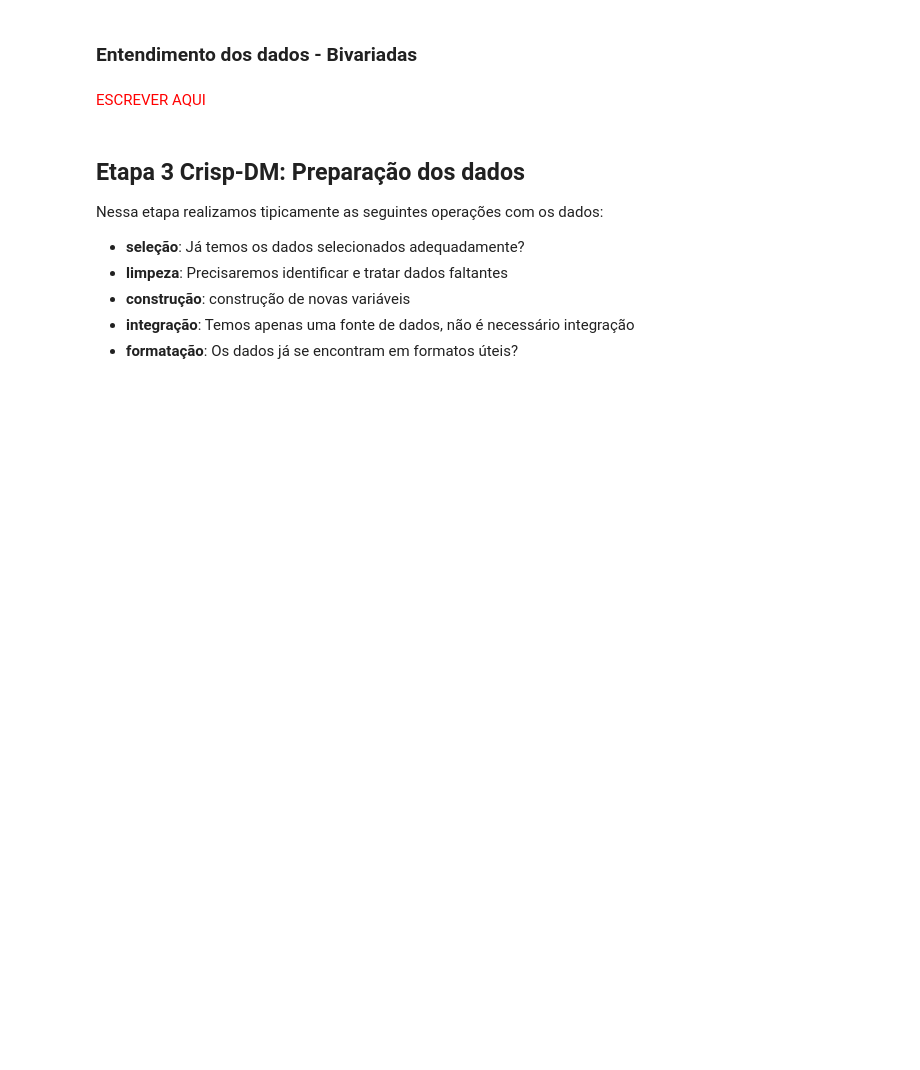
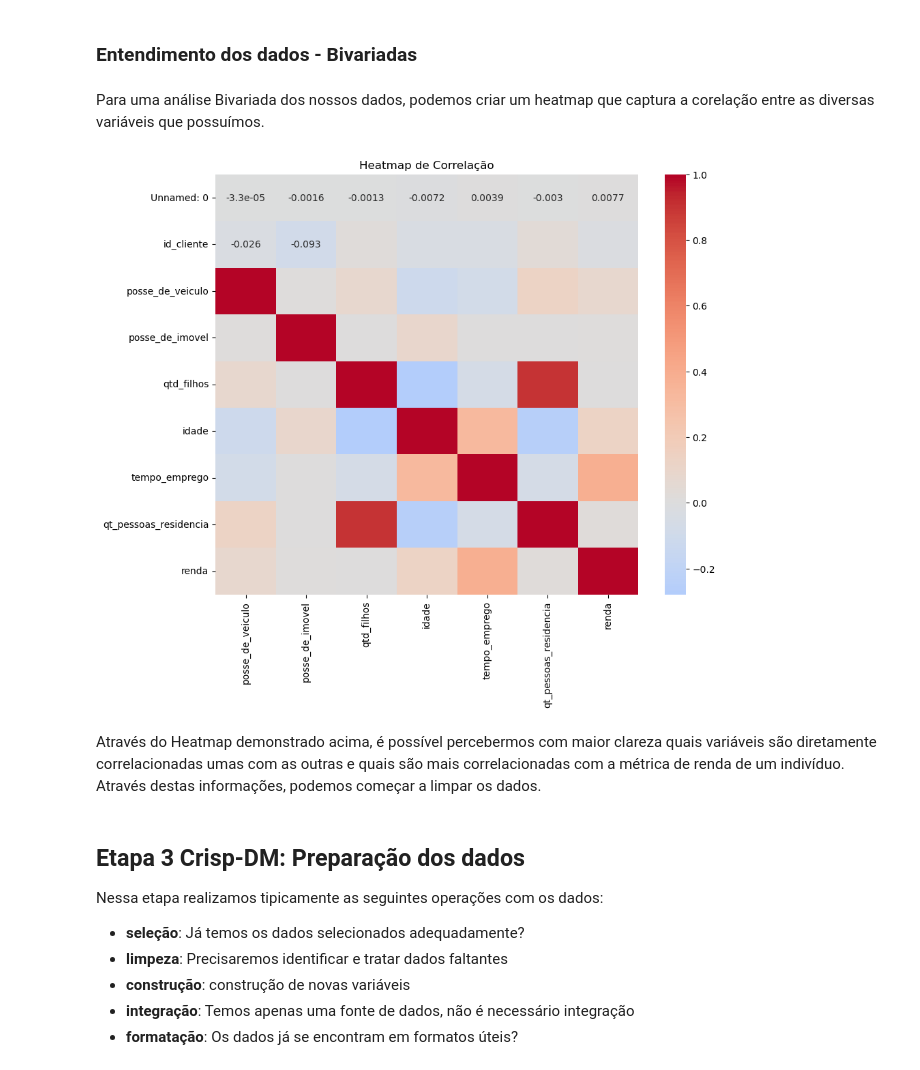
Before and after one commit to PedroHang/Income-Prediction-Model-Project, a Jupyter notebook: income_prediction.ipynb, the cells around one changed output. Saved outputs shown, nothing was run; the diff lists cells and outputs as text; code cells hidden in the pictures; blank space fills up the shorter version.

```diff
--- a/income_prediction.ipynb
+++ b/income_prediction.ipynb
@@ -77,8 +99,26 @@ renda_df = (renda
 <span style="color:red">ESCREVER AQUI</span>
 # %% [markdown]
 ### Entendimento dos dados - Bivariadas
-# %% [markdown]
-<span style="color:red">ESCREVER AQUI</span>
+# %% [markdown]
+Para uma análise Bivariada dos nossos dados, podemos criar um heatmap que captura a corelação entre as diversas variáveis que possuímos.
+# %%
+numeric_bool_df = renda.select_dtypes(include=['number', 'bool'])
+numeric_bool_df.replace([np.inf, -np.inf], np.nan, inplace=True)
+numeric_bool_df.dropna(inplace=True)
+numeric_bool_df = numeric_bool_df.astype(int)
+correlation_matrix = numeric_bool_df.corr()
+# %%
+correlation_matrix.drop(columns=['Unnamed: 0', 'id_cliente'], inplace=True)
+# %%
+plt.figure(figsize=(10, 8))
+sns.heatmap(correlation_matrix, annot=True, cmap='coolwarm', center=0)
+
+plt.title('Heatmap de Correlação')
+plt.show()
+# %% [output]
+[figure, added]
+# %% [markdown]
+Através do Heatmap demonstrado acima, é possível percebermos com maior clareza quais variáveis são diretamente correlacionadas umas com as outras e quais são mais correlacionadas com a métrica de renda de um indivíduo. Através destas informações, podemos começar a limpar os dados.
 # %% [markdown]
 ## Etapa 3 Crisp-DM: Preparação dos dados
 Nessa etapa realizamos tipicamente as seguintes operações com os dados:
```
Also changed, not shown: parts of 10 cells of this notebook, 2 other files.
